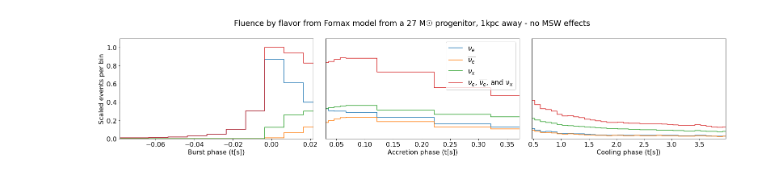
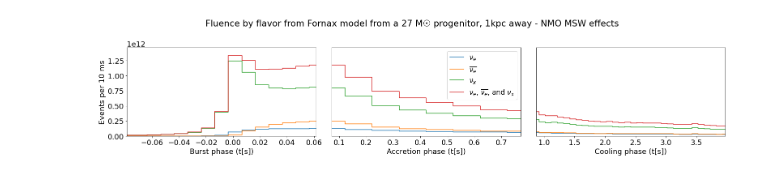
Before and after one commit to sierracthomas/neutrino_work, a Jupyter notebook: fall_2022_snewpy_project/scripts/fluence.ipynb, the cells around one changed output. Cells and saved outputs as stored; diff of their text form; code cells hidden in the pictures.

Commit message:
plot final touches

```diff
--- a/fall_2022_snewpy_project/scripts/fluence.ipynb
+++ b/fall_2022_snewpy_project/scripts/fluence.ipynb
@@ -54,7 +54,7 @@ change_to_s_burst = window_bins_burst / (window_tend_burst - window_tstart_burst
 # number of lines in dat file
 num_lines = 500
 
-plt.rcParams.update({'font.size': 16})
+plt.rcParams.update({'font.size': 18})
 # %%
 # make new colorbar
 
@@ -164,8 +164,8 @@ def formatted_flavor(flavor):
 def plot_projected(adj, tstart, nue_test, ax1, ax2, ax3, local_max_location, overleaf_flavor, burst, accretion, cooling):
     total = len(tstart)
     ax1.plot(tstart[:len(burst) + adj] * u.s, nue_test[local_max_location:len(burst) + local_max_location + adj], label = overleaf_flavor, drawstyle='steps-mid')
-    ax2.plot(tstart[len(burst) + adj:len(burst)+len(accretion) + adj] * u.s, nue_test[len(burst) + local_max_location + adj:len(burst)+len(accretion) + local_max_location+ adj], label = overleaf_flavor, drawstyle='steps-mid')
-    ax3.plot(tstart[len(burst) + len(accretion) + adj:total -local_max_location + adj] * u.s , nue_test[len(burst) + len(accretion) + local_max_location + adj:total -local_max_location + adj], label = overleaf_flavor, drawstyle='steps-mid')
+    ax2.plot(tstart[len(burst) + adj:len(burst)+len(accretion) + adj] * u.s, nue_test[len(burst) + local_max_location + adj:len(burst)+len(accretion) + local_max_location + adj], label = overleaf_flavor, drawstyle='steps-mid')
+    ax3.plot(tstart[len(burst) + len(accretion) + adj:total -local_max_location] * u.s , nue_test[len(burst) + len(accretion) + local_max_location + adj:total -local_max_location], label = overleaf_flavor, drawstyle='steps-mid')
 
 def normalize_by_peak(test13, burst, relative_to):
     peak_first = np.max(relative_to[:len(burst)])
@@ -175,6 +175,11 @@ def normalize_by_peak(test13, burst, relative_to):
     list1.extend(list2)
     return list1
 
+def preserve_event_rates(test13, burst, relative_to):
+    list1 = [value * 1 for value in test13[:len(burst)]]
+    list2 = [value/(10) for value in test13[len(burst):]]
+    list1.extend(list2)
+    return list1
 
 def find_local_max(all_test, high_res, adjust):
     local_max_location = np.argmax(all_test[:len(high_res)]) - adjust
@@ -266,10 +271,10 @@ def get_data_and_plot_all_int_fluence(files, mass, model, msw, tstart):
     burst, accretion, cooling, high_res = sort_by_phase(tstart, 0.1)
     ext_burst, ext_accretion, ext_cooling = extend_phase(burst, accretion, cooling)
 
-    anue_test = normalize_by_peak(anue_test, high_res, all_test)
-    nue_test = normalize_by_peak(nue_test, high_res, all_test)
-    nu_x_test = normalize_by_peak(nu_x_test, high_res, all_test)
-    all_test = normalize_by_peak(all_test, high_res, all_test)
+    anue_test = preserve_event_rates(anue_test, high_res, all_test)
+    nue_test = preserve_event_rates(nue_test, high_res, all_test)
+    nu_x_test = preserve_event_rates(nu_x_test, high_res, all_test)
+    all_test = preserve_event_rates(all_test, high_res, all_test)
 
     # shape fluence
     l, e = shape_and_scale_fluence_energy(fluence_test, energy_test, high_res)
@@ -282,28 +287,28 @@ def get_data_and_plot_all_int_fluence(files, mass, model, msw, tstart):
     fig, (ax1, ax2, ax3) = plt.subplots(1, 3, figsize=(22, 5), tight_layout=True)
     plt.suptitle(f'Fluence by flavor from {model} model from a {mass} M☉ progenitor, 1kpc away - {msw} effects')
 
-    plot_projected(0, tstart, nue_test, ax1, ax2, ax3, local_max_location, formatted_flavor("nue"), burst, accretion, cooling)
-    plot_projected(0, tstart, anue_test, ax1, ax2, ax3, local_max_location, formatted_flavor("anue"), burst, accretion, cooling)
-    plot_projected(0, tstart, nu_x_test, ax1, ax2, ax3, local_max_location, formatted_flavor("nux"), burst, accretion, cooling)
-    plot_projected(0, tstart, all_test, ax1, ax2, ax3, local_max_location, formatted_flavor("all"), burst, accretion, cooling)
+    plot_projected(4, tstart, nue_test, ax1, ax2, ax3, local_max_location, formatted_flavor("nue"), burst, accretion, cooling)
+    plot_projected(4, tstart, anue_test, ax1, ax2, ax3, local_max_location, formatted_flavor("anue"), burst, accretion, cooling)
+    plot_projected(4, tstart, nu_x_test, ax1, ax2, ax3, local_max_location, formatted_flavor("nux"), burst, accretion, cooling)
+    plot_projected(4, tstart, all_test, ax1, ax2, ax3, local_max_location, formatted_flavor("all"), burst, accretion, cooling)
 
 
     ax1.set_xlabel("Burst phase (t[s])")
-    ax1.set_ylabel(f"Scaled events per bin")
-    ax1.set_ylim(0,1.1)
+    ax1.set_ylabel(f"Events per 10 ms")
+    ax1.set_ylim(0,local_max * 1.1)
     ax1.margins(0)
     #ax1.legend(prop={'size': 17})
 
     ax2.set_xlabel("Accretion phase (t[s])")
     ax2.set_yticks([])
-    ax2.set_ylim(0,1.1)
+    ax2.set_ylim(0,local_max * 1.1)
     ax2.margins(0)
     ax2.legend(prop={'size': 17})
 
     ax3.set_xlabel("Cooling phase (t[s])")
     ax3.set_yticks([])
     #ax3.set_ylim(0,local_max * 1.1)
-    ax3.set_ylim(0,1.1)
+    ax3.set_ylim(0,local_max * 1.1)
     ax3.margins(0)
     #ax3.legend(prop={'size': 17})
     plt.savefig(f'int_all_{mass}_{model}_{msw}.png')
@@ -311,29 +316,29 @@ def get_data_and_plot_all_int_fluence(files, mass, model, msw, tstart):
 # %%
 window_tstart = 0.1015 # Fornax adjusted time bins
 window_tend = 4.1015
 window_bins = 40 # .1 s time bin
 
 window_tstart_burst = -0.0485 # Fornax adjusted time bins
 window_tend_burst = 0.1015
 window_bins_burst = 15 # .01 s time bin
 
 tstart = np.linspace(window_tstart, window_tend, window_bins, endpoint=False)
 tend = tstart + (window_tend - window_tstart) / window_bins
 tmid = (tstart + tend) * 0.5
 
 tstart_burst = np.linspace(window_tstart_burst, window_tend_burst, window_bins_burst, endpoint=False)
 tend_burst = tstart_burst + (window_tend_burst - window_tstart_burst) / window_bins_burst
 tmid_burst = (tstart_burst + tend_burst) * 0.5
 
 tstart = np.append(tstart_burst, tstart)
 tend = np.append(tend_burst, tend)
 
 #tstart = [x-.03 for x in tstart]
 
-my_files = "/Users/sierra/neutrino_work/fall_2022_snewpy_project/fluence_runs/fornax_27M_nomsw"
-get_data_and_plot_all_int_fluence(my_files, "27", "Fornax", "no MSW", tstart)
+my_files = "/Users/sierra/neutrino_work/fall_2022_snewpy_project/fluence_runs/fornax_27M"
+get_data_and_plot_all_int_fluence(my_files, "27", "Fornax", "NMO MSW", tstart)
 # %% [output]
-[figure, old version]
+[figure, new version]
 # %%
 def get_data_and_plot_all_int_fluence(files, mass, model, msw, tstart):
     imo, nmo, notransform = [], [], []
```
Also changed, not shown: parts of 13 cells of this notebook, 2 other files.
